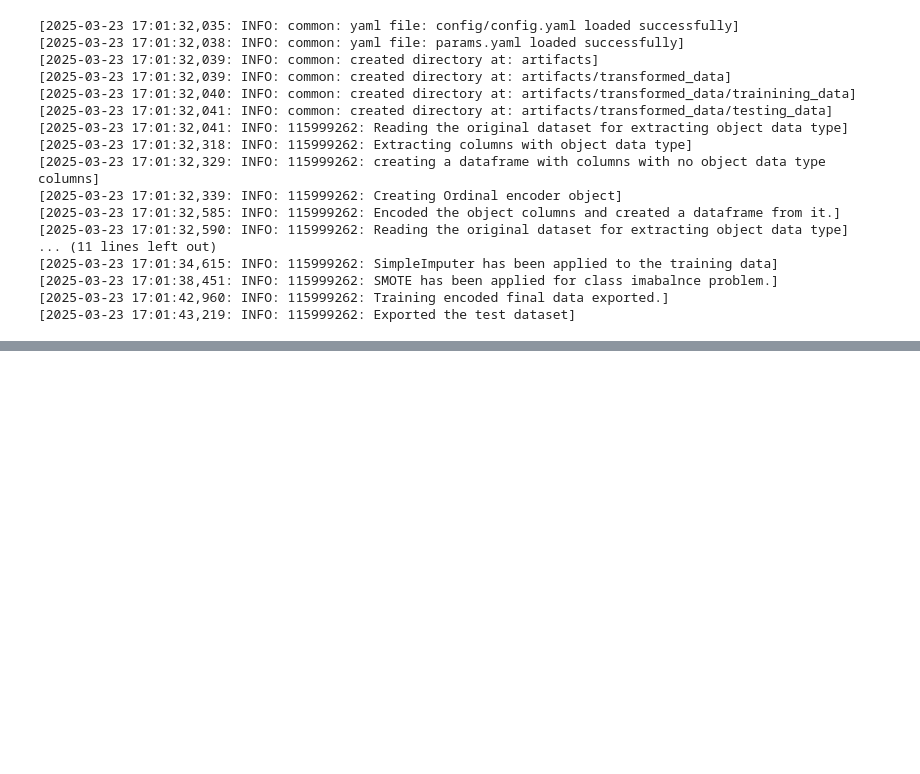
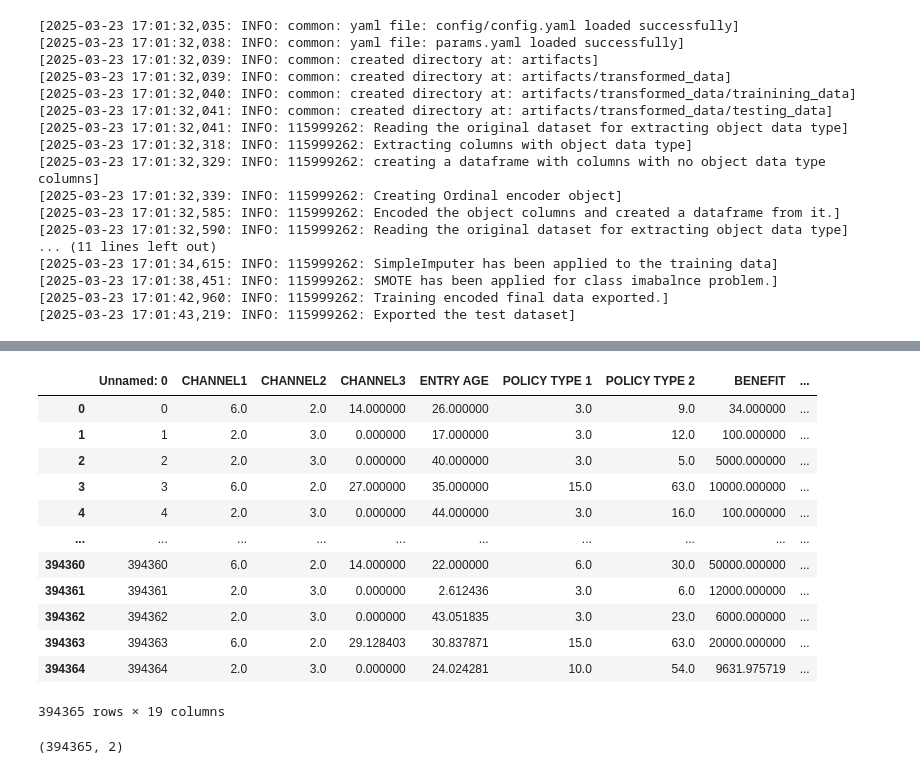
Before and after one commit to ayajnik/No-More-Lapses, a Jupyter notebook: research/03_data_transformation_and_EDA.ipynb, the cells around one changed output, grey strips where cells are left out. Saved outputs shown, nothing was run; the diff lists cells and outputs as text; code cells hidden in the pictures; blank space fills up the shorter version.

Commit message:
reading the exported data for validation

```diff
--- a/research/03_data_transformation_and_EDA.ipynb
+++ b/research/03_data_transformation_and_EDA.ipynb
@@ -450,0 +451,18 @@ except Exception as e:
+# %%
+df_1 = pd.read_csv("artifacts/transformed_data/trainining_data/X_train.csv")
+# %%
+df_1
+# %% [output]
+|  | Unnamed: 0 | CHANNEL1 | CHANNEL2 | CHANNEL3 | ENTRY AGE | POLICY TYPE 1 | POLICY TYPE 2 | BENEFIT | ... |
+| 0 | 0 | 6.0 | 2.0 | 14.000000 | 26.000000 | 3.0 | 9.0 | 34.000000 | ... |
+| 1 | 1 | 2.0 | 3.0 | 0.000000 | 17.000000 | 3.0 | 12.0 | 100.000000 | ... |
+| 2 | 2 | 2.0 | 3.0 | 0.000000 | 40.000000 | 3.0 | 5.0 | 5000.000000 | ... |
+| 3 | 3 | 6.0 | 2.0 | 27.000000 | 35.000000 | 15.0 | 63.0 | 10000.000000 | ... |
+| 4 | 4 | 2.0 | 3.0 | 0.000000 | 44.000000 | 3.0 | 16.0 | 100.000000 | ... |
+| ... | ... | ... | ... | ... | ... | ... | ... | ... | ... |
+| 394360 | 394360 | 6.0 | 2.0 | 14.000000 | 22.000000 | 6.0 | 30.0 | 50000.000000 | ... |
+| 394361 | 394361 | 2.0 | 3.0 | 0.000000 | 2.612436 | 3.0 | 6.0 | 12000.000000 | ... |
+| 394362 | 394362 | 2.0 | 3.0 | 0.000000 | 43.051835 | 3.0 | 23.0 | 6000.000000 | ... |
+| 394363 | 394363 | 6.0 | 2.0 | 29.128403 | 30.837871 | 15.0 | 63.0 | 20000.000000 | ... |
+| 394364 | 394364 | 2.0 | 3.0 | 0.000000 | 24.024281 | 10.0 | 54.0 | 9631.975719 | ... |
+394365 rows × 19 columns
@@ -450,0 +471,4 @@ except Exception as e:
+# %%
+df_2.shape
+# %% [output]
+(394365, 2)
```
Also changed, not shown: parts of 3 cells of this notebook.
